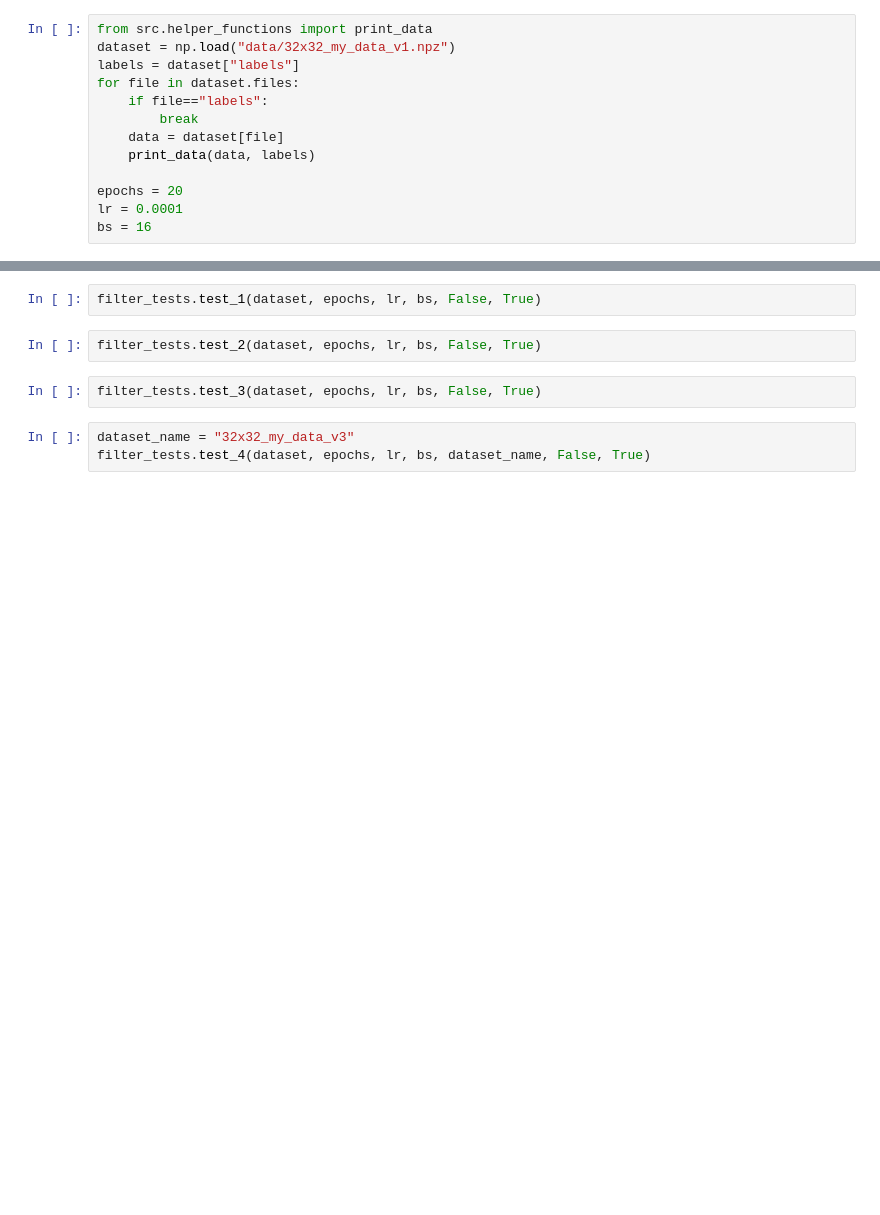
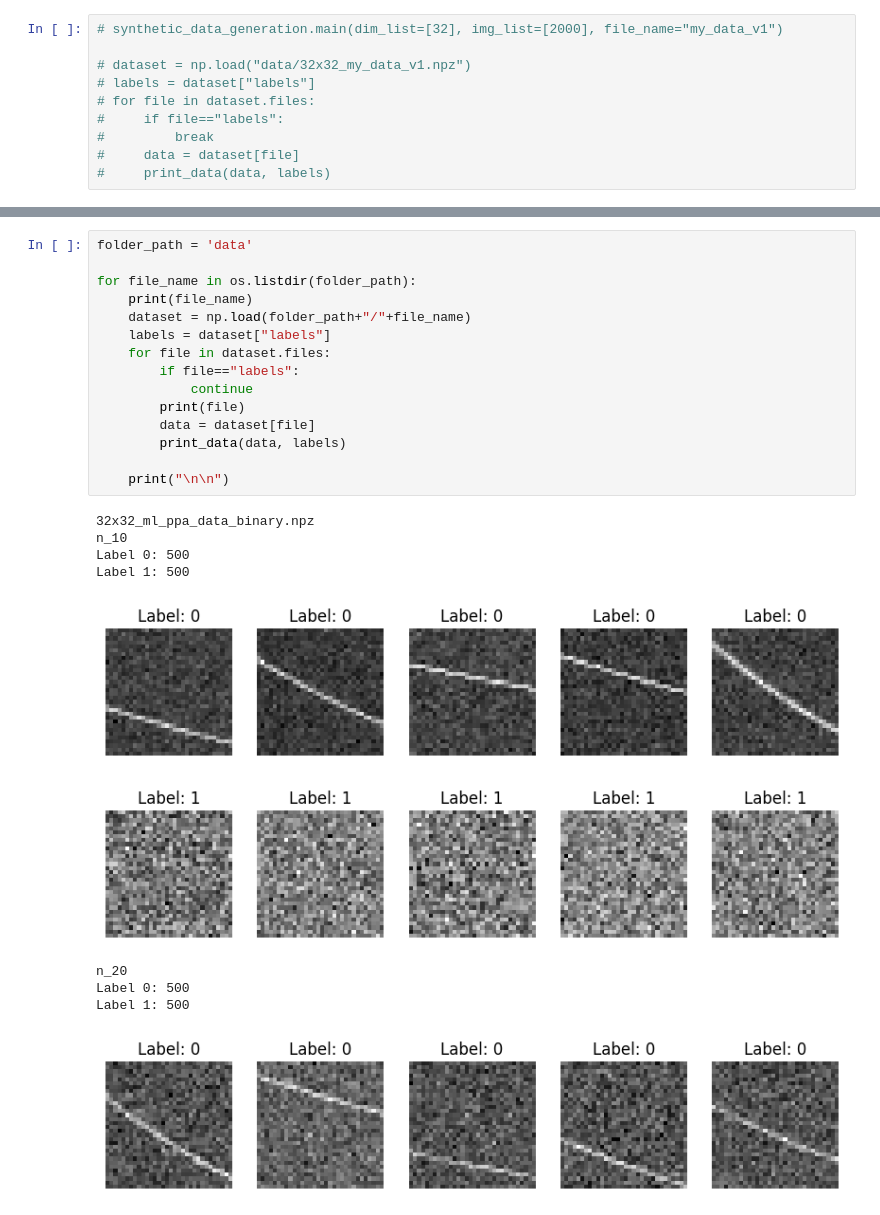
Before and after one commit to undefined-panda/bachelor_thesis, a Jupyter notebook: main.ipynb, the cells around one changed output, grey strips where cells are left out. Saved outputs shown, nothing was run; the diff lists cells and outputs as text; blank space fills up the shorter version.

Commit message:
created datasets and run tests

```diff
--- a/main.ipynb
+++ b/main.ipynb
@@ -18,13 +12,10 @@ Dataset saved in 'c:\Users\jadta\Documents\Studium\Bachelor\BachelorArbeit\progr
 # %%
-from src.helper_functions import print_data
-dataset = np.load("data/32x32_my_data_v1.npz")
-labels = dataset["labels"]
-for file in dataset.files:
-    if file=="labels":
-        break
-    data = dataset[file]
-    print_data(data, labels)
+# synthetic_data_generation.main(dim_list=[32], img_list=[2000], file_name="my_data_v1")
 
-epochs = 20
-lr = 0.0001
-bs = 16
+# dataset = np.load("data/32x32_my_data_v1.npz")
+# labels = dataset["labels"]
+# for file in dataset.files:
+#     if file=="labels":
+#         break
+#     data = dataset[file]
+#     print_data(data, labels)
@@ -49,9 +22,26 @@ Label 1: 1000
-# %%
-filter_tests.test_1(dataset, epochs, lr, bs, False, True)
-# %%
-filter_tests.test_2(dataset, epochs, lr, bs, False, True)
-# %%
-filter_tests.test_3(dataset, epochs, lr, bs, False, True)
-# %%
-dataset_name = "32x32_my_data_v3"
-filter_tests.test_4(dataset, epochs, lr, bs, dataset_name, False, True)
+# %%
+folder_path = 'data'
+
+for file_name in os.listdir(folder_path):
+    print(file_name)
+    dataset = np.load(folder_path+"/"+file_name)
+    labels = dataset["labels"]
+    for file in dataset.files:
+        if file=="labels":
+            continue
+        print(file)
+        data = dataset[file]
+        print_data(data, labels)
+
+    print("\n\n")
+# %% [output]
+32x32_ml_ppa_data_binary.npz
+n_10
+Label 0: 500
+Label 1: 500
+[figure, added]
+[figure, added]
+n_20
+Label 0: 500
+Label 1: 500
+[figure, added]
```
Also changed, not shown: parts of 9 cells of this notebook, 9 other files.
